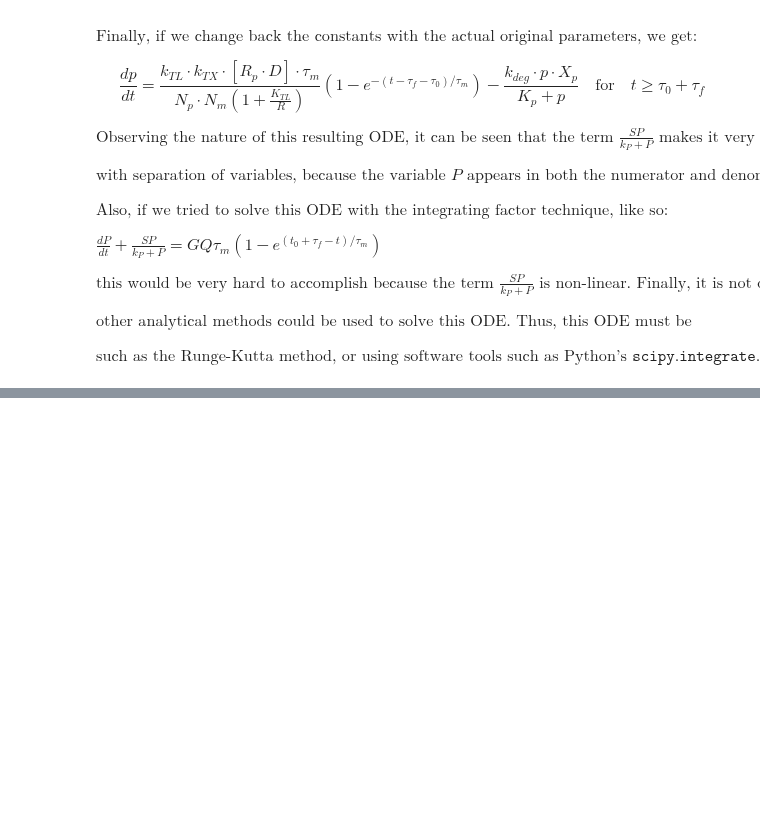
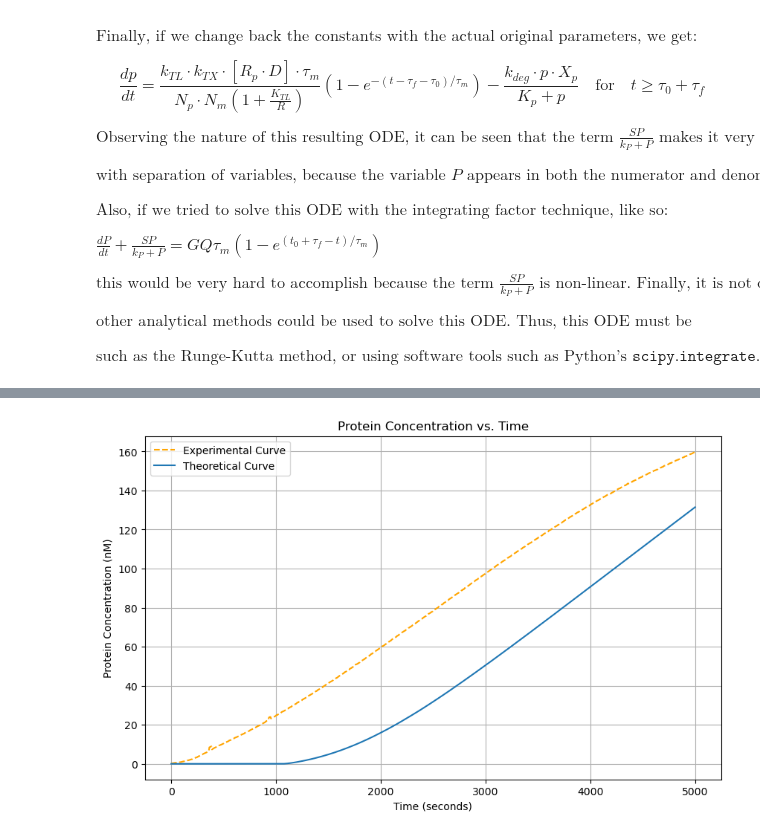
Before and after one commit to dalarios/activedrops_surf, a Jupyter notebook: Week2-HW-Version2-EL.ipynb, the cells around one changed output, grey strips where cells are left out. Saved outputs shown, nothing was run; the diff lists cells and outputs as text; code cells hidden in the pictures; blank space fills up the shorter version.

```diff
--- a/Week2-HW-Version2-EL.ipynb
+++ b/Week2-HW-Version2-EL.ipynb
@@ -694,0 +895,52 @@ Error:
+# %%
+def solve_ODE(): # The parameters that will be optimized are: k_TL, k_TX, tau_m, k_deg, K_p
+
+    k_TL = 9.77048708204852
+    k_TX = 0.9379041714747001
+    R_p = 29.65329187431405
+    tau_m = 649.0520925098202
+    K_TL = 5.524356426315272
+    R =191.5391134815103
+    k_deg = 0.009088310917742001
+    X_p =8.987715741293663
+    K_p = 4.308664360589847
+    tau_0 = -0.02958393840304891
+
+    # These are the parameters for which we know the values of
+    D = 30
+    N_p = 401 # We know this because we are analyzing the "k401" kinesin motor protein
+    N_m = 3000
+    tau_f = 1056 # in seconds
+
+    RpD = calculate_RpD(R_p, D, k_TX) # For simplicity purposes, we calculated [R_p D] complex using a function
+    Q = (k_TL * k_TX * RpD * tau_m) / (N_p * (1 + K_TL / R) * N_m)
+    S = k_deg * X_p
+    k3 = tau_m
+    k11 = K_p
+
+    # Time ranges from T = 0 to T = 5000 seconds
+    T = np.linspace(0, 5000, len(subset_ProteinConcentration_nM_List)) # Same size as the experimental data of the protein concentration
+
+    P_initial = 0  # At t = 0, the protein concentration P(0) = 0
+
+    # All of the constants such as Q, S, k3... need to be passed as arguments into the solve_ivp()function
+    p = solve_ivp(dPdt, [T[0], T[-1]], [P_initial], t_eval=T, args=(Q, S, tau_0, tau_f, k3, k11), method ="LSODA") # Use the "LSODA" method to solve the ODE
+    return p.y[0]
+
+
+def testModel():
+    optimizedModel = solve_ODE()
+    T = np.linspace(0, 5000, len(subset_ProteinConcentration_nM_List)) # Same size as the experimental data of the protein concentration
+    plt.figure(figsize=(10, 6))  # Clear the figure before plotting
+    plt.plot(T, subset_ProteinConcentration_nM_List, label='Experimental Curve', linestyle='--', color='orange')
+    plt.plot(T, optimizedModel, label='Theoretical Curve') # We need to access the "y" values from the object that stores the solution to the ODE
+    plt.title('Protein Concentration vs. Time')
+    plt.xlabel('Time (seconds)')
+    plt.ylabel('Protein Concentration (nM)')
+    plt.legend()
+    plt.grid(True)
+    plt.show()
+
+testModel()
+# %% [output]
+[figure, added]
```
Also changed, not shown: parts of 4 cells of this notebook, 10 other files.
